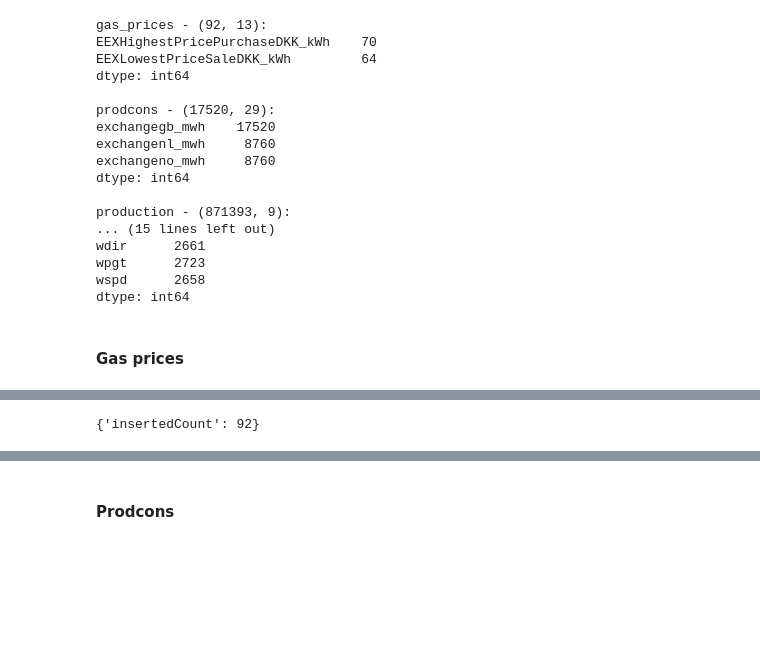
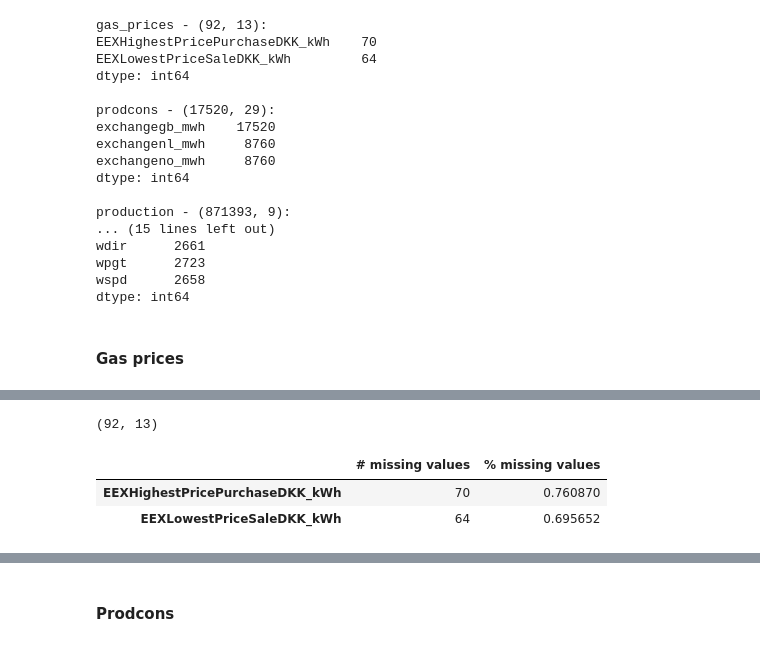
Before and after one commit to aadle/data-to-decision-320, a Jupyter notebook: project_2/project_2.ipynb, the cells around one changed output, grey strips where cells are left out. Cells and saved outputs as stored; diff of their text form; code cells hidden in the pictures; blank space fills up the shorter version.

```diff
--- a/project_2/project_2.ipynb
+++ b/project_2/project_2.ipynb
@@ -587,0 +601,8 @@ df_gas_prices.head()
+# %%
+na_gas = na_overview(df_gas_prices)
+na_gas
+# %% [output]
+(92, 13)
+|  | # missing values | % missing values |
+| EEXHighestPricePurchaseDKK_kWh | 70 | 0.760870 |
+| EEXLowestPriceSaleDKK_kWh | 64 | 0.695652 |
@@ -588,18 +614,20 @@ df_gas_prices.head()
 # %%
 from bson import ObjectId
 
+gas_prices = [entry for entry in database["gas"].find()]
+df_gas_prices = pd.DataFrame.from_records(gas_prices)
+df_gas_prices = df_gas_prices.sort_values("GasDay", ascending=True)
+
 df_gas_prices["EEXHighestPricePurchaseDKK_kWh"] = df_gas_prices[
     "EEXHighestPricePurchaseDKK_kWh"
-].fillna(df_gas_prices["EEXHighestPricePurchaseDKK_kWh"].median())
+].fillna(df_gas_prices["EEXHighestPricePurchaseDKK_kWh"].rolling(window=3, min_periods=1).mean())
 
 df_gas_prices["EEXLowestPriceSaleDKK_kWh"] = df_gas_prices[
     "EEXLowestPriceSaleDKK_kWh"
-].fillna(df_gas_prices["EEXLowestPriceSaleDKK_kWh"].median())
+].fillna(df_gas_prices["EEXLowestPriceSaleDKK_kWh"].rolling(window=3, min_periods=1).mean())
 
-df_gas_prices["_id"] = (
-    df_gas_prices["_id"].apply(lambda x: ObjectId(x)).astype(str)
-)
+# df_gas_prices["_id"] = (
+#     df_gas_prices["_id"].apply(lambda x: ObjectId(x)).astype(str)
+# )
 
-write(database["gas"], df_gas_prices)
+# write(database["gas"], df_gas_prices)
-# %% [output]
-{'insertedCount': 92}
```
Also changed, not shown: parts of 14 cells of this notebook, 17 other files.
